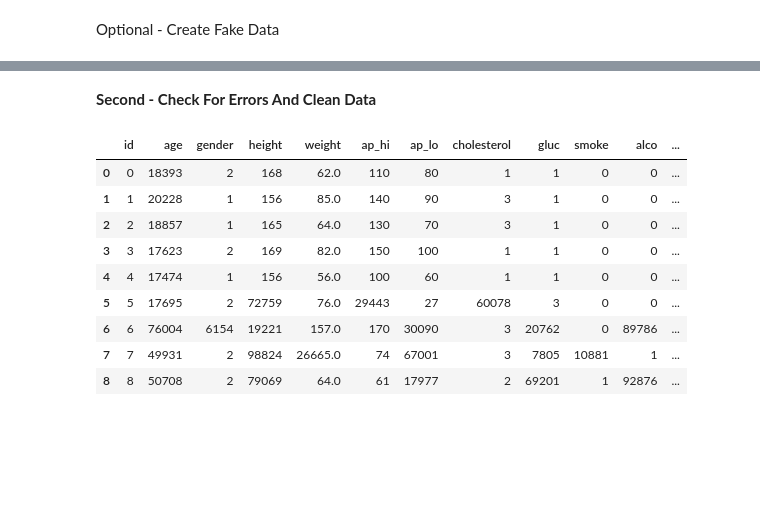
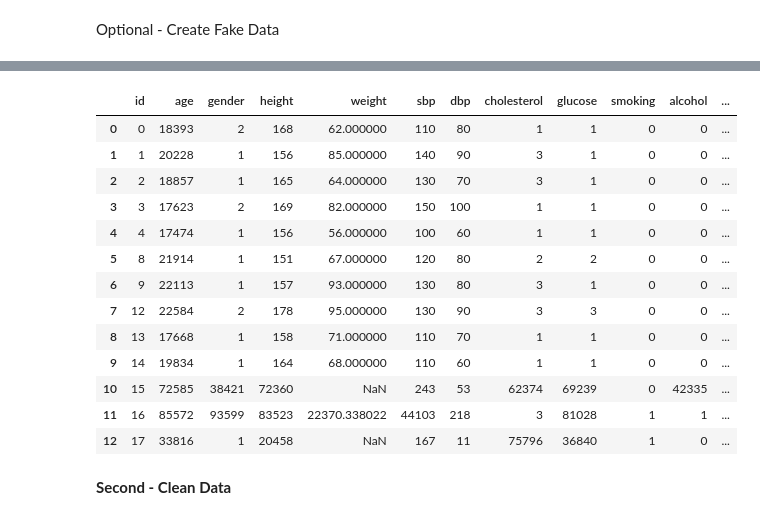
Before and after one commit to bojiix/RAM-OSI-BAN-AI, a Jupyter notebook: ErrorFilterAndOthers.ipynb, the cells around one changed output, grey strips where cells are left out. Cells and saved outputs as stored; diff of their text form; code cells hidden in the pictures; blank space fills up the shorter version.

```diff
--- a/ErrorFilterAndOthers.ipynb
+++ b/ErrorFilterAndOthers.ipynb
@@ -400,5 +496,2 @@ df.describe() # calculeaza count, mean, ... max pentru toate datele
 # %% [markdown]
 Optional - Create Fake Data
-# %%
-aux = df.head().copy()
-aux
@@ -486,0 +544,3 @@ aux
+# %%
+cleandf_fd = cleandf.head(10).copy()
+cleandf_fd
@@ -487,2 +559,20 @@ aux
+# %%
+cleandf_fd = generateData(cleandf_fd, 3)
+cleandf_fd
+# %% [output]
+|  | id | age | gender | height | weight | sbp | dbp | cholesterol | glucose | smoking | alcohol | ... |
+| 0 | 0 | 18393 | 2 | 168 | 62.000000 | 110 | 80 | 1 | 1 | 0 | 0 | ... |
+| 1 | 1 | 20228 | 1 | 156 | 85.000000 | 140 | 90 | 3 | 1 | 0 | 0 | ... |
+| 2 | 2 | 18857 | 1 | 165 | 64.000000 | 130 | 70 | 3 | 1 | 0 | 0 | ... |
+| 3 | 3 | 17623 | 2 | 169 | 82.000000 | 150 | 100 | 1 | 1 | 0 | 0 | ... |
+| 4 | 4 | 17474 | 1 | 156 | 56.000000 | 100 | 60 | 1 | 1 | 0 | 0 | ... |
+| 5 | 8 | 21914 | 1 | 151 | 67.000000 | 120 | 80 | 2 | 2 | 0 | 0 | ... |
+| 6 | 9 | 22113 | 1 | 157 | 93.000000 | 130 | 80 | 3 | 1 | 0 | 0 | ... |
+| 7 | 12 | 22584 | 2 | 178 | 95.000000 | 130 | 90 | 3 | 3 | 0 | 0 | ... |
+| 8 | 13 | 17668 | 1 | 158 | 71.000000 | 110 | 70 | 1 | 1 | 0 | 0 | ... |
+| 9 | 14 | 19834 | 1 | 164 | 68.000000 | 110 | 60 | 1 | 1 | 0 | 0 | ... |
+| 10 | 15 | 72585 | 38421 | 72360 | NaN | 243 | 53 | 62374 | 69239 | 0 | 42335 | ... |
+| 11 | 16 | 85572 | 93599 | 83523 | 22370.338022 | 44103 | 218 | 3 | 81028 | 1 | 1 | ... |
+| 12 | 17 | 33816 | 1 | 20458 | NaN | 167 | 11 | 75796 | 36840 | 1 | 0 | ... |
 # %% [markdown]
-**Second - Check For Errors And Clean Data**
+**Second - Clean Data**
@@ -492,15 +578,0 @@ def clearErrorsFromMyData(data):
-# %%
-error = False
-aux = clearErrorsFromMyData(aux.copy()) if error == True else aux
-aux
-# %% [output]
-|  | id | age | gender | height | weight | ap_hi | ap_lo | cholesterol | gluc | smoke | alco | ... |
-| 0 | 0 | 18393 | 2 | 168 | 62.0 | 110 | 80 | 1 | 1 | 0 | 0 | ... |
-| 1 | 1 | 20228 | 1 | 156 | 85.0 | 140 | 90 | 3 | 1 | 0 | 0 | ... |
-| 2 | 2 | 18857 | 1 | 165 | 64.0 | 130 | 70 | 3 | 1 | 0 | 0 | ... |
-| 3 | 3 | 17623 | 2 | 169 | 82.0 | 150 | 100 | 1 | 1 | 0 | 0 | ... |
-| 4 | 4 | 17474 | 1 | 156 | 56.0 | 100 | 60 | 1 | 1 | 0 | 0 | ... |
-| 5 | 5 | 17695 | 2 | 72759 | 76.0 | 29443 | 27 | 60078 | 3 | 0 | 0 | ... |
-| 6 | 6 | 76004 | 6154 | 19221 | 157.0 | 170 | 30090 | 3 | 20762 | 0 | 89786 | ... |
-| 7 | 7 | 49931 | 2 | 98824 | 26665.0 | 74 | 67001 | 3 | 7805 | 10881 | 1 | ... |
-| 8 | 8 | 50708 | 2 | 79069 | 64.0 | 61 | 17977 | 2 | 69201 | 1 | 92876 | ... |
```
Also changed, not shown: parts of 18 cells of this notebook.
